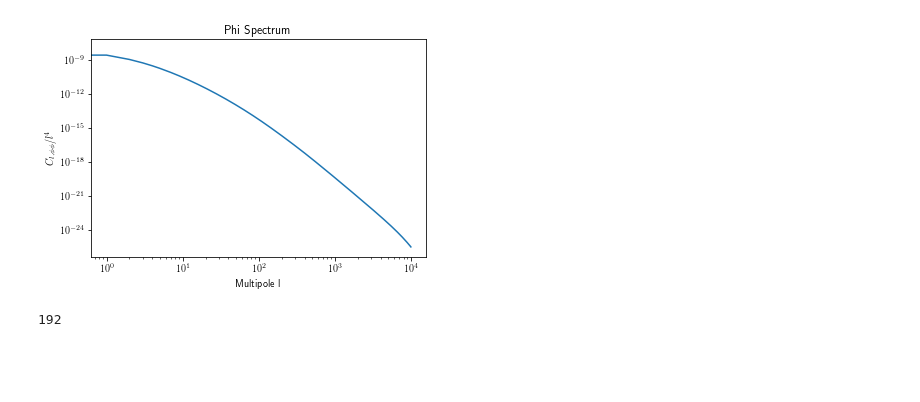
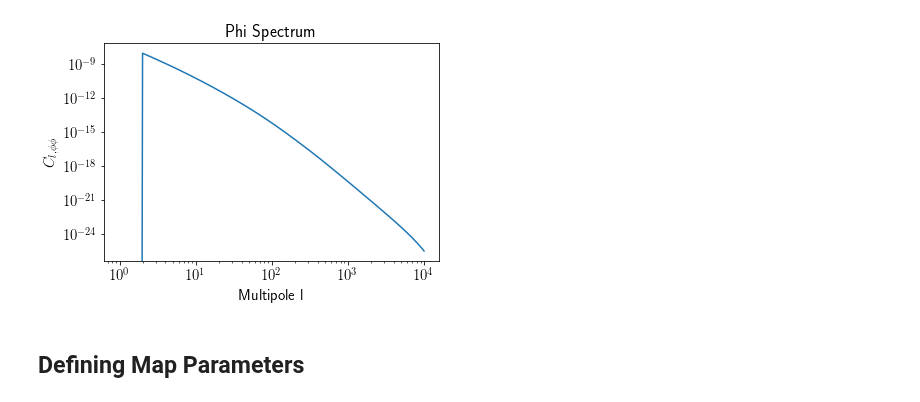
Before and after one commit to deepskies/DeepCMBsim, a Jupyter notebook: Phi Maps.ipynb, the cells around one changed output. Cells and saved outputs as stored; diff of their text form; code cells hidden in the pictures; blank space fills up the shorter version.

```diff
--- a/Phi Maps.ipynb
+++ b/Phi Maps.ipynb
@@ -57,3 +69,6 @@ cl_input = [clTT, clEE, clTE, clPP, clPT]
 # %%
-#Adding 0's for the synfast_flat function to set the amplitude for the 0-mode and 1-mode to nothing
+#Adding 0's to the start of the spectrum.
+#The simulation code, synfast_flat, interprets the first two numbers as the 0- and 1-mode.
+#Since our spectrum starts at the second mode, I set the amplitude for the 0-mode and 1-mode to 0.
 clPP_0 = np.concatenate(([0,0],clPP))
+l_0 = np.concatenate(([0,1],l))
@@ -75,15 +75,19 @@ plt.yscale("log")
-# %%
-# Nord: what are the units on these axes?
-#X-axis is l, Y-axis I don't think has units?
-#Because CAMB says the units are microK^2, and then we divide out by microK^2 when normalizing
-
-
-plt.rc('text', usetex = True)
-plt.plot(clPP)
-plt.title("Phi Spectrum")
-plt.xlabel("Multipole l")
-plt.ylabel("$C_{l, \phi \phi}/l^4$")
-plt.xscale("log")
-plt.yscale("log")
-# %% [output]
-[figure, removed]
+# %%
+#The input spectrum that we will use for our simulations
+plt.rc('text', usetex = True)
+plt.rc('xtick', labelsize=15)
+plt.rc('ytick', labelsize=15)
+plt.rc('axes', titlesize=17)     # fontsize of the axes title
+plt.rc('axes', labelsize=15)    # fontsize of the x and y labels
+plt.rc('legend', fontsize=13)    # legend fontsize
+plt.rc('figure', titlesize=18)  # fontsize of the figure title
+plt.plot(l_0,clPP_0)
+plt.title("Phi Spectrum")
+plt.xlabel("Multipole l")
+plt.ylabel("$C_{l, \phi \phi}$")
+plt.xscale("log")
+plt.yscale("log")
+# %% [output]
+[figure, added]
+# %% [markdown]
+## Defining Map Parameters
@@ -115,9 +117,3 @@ w.wcs.ctype = ["RA---AIR", "DEC--AIR"] # Airy projection
-# %%
-nx
-# Nord 2020/01/13: why is nx = 192, if pixels= 128 above?
-# Because I hadn't rerun it since making the change -SAU
-# %% [output]
-192
 # %%
 # This is the map object that will be used to generate the fake CMB maps
 fmi = fm.FlatMapInfo(w, nx=nx, ny=ny, lx=side, ly=side)
```
Also changed, not shown: parts of 61 cells of this notebook, 2 other files.
